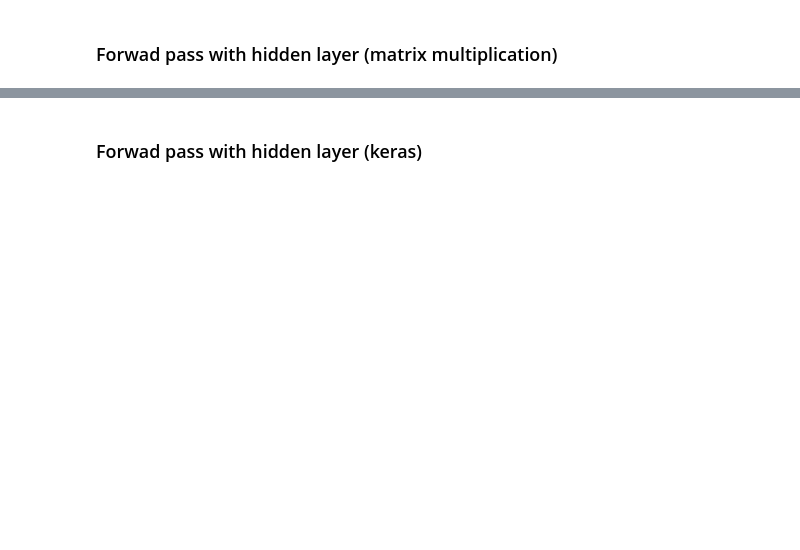
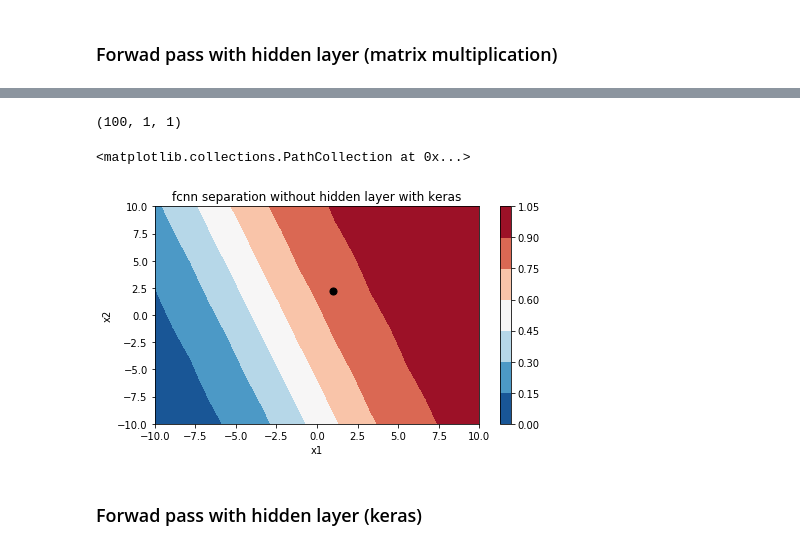
Before and after one commit to tensorchiefs/dl_course_2020, a Jupyter notebook: notebooks/01_simple_forward_pass.ipynb, the cells around one changed output, grey strips where cells are left out. Drawn from its saved outputs; the diff is of its cells as text; code cells hidden in the pictures; blank space fills up the shorter version.

```diff
--- a/notebooks/01_simple_forward_pass.ipynb
+++ b/notebooks/01_simple_forward_pass.ipynb
@@ -153,3 +202,11 @@ p_out
+# %%
+# Plotting the decision boundary
+plotModel(model.predict, 'fcnn separation without hidden layer with keras')
+plt.scatter(X[0][0],X[0][1],c="black",s=50)
+# %% [output]
+(100, 1, 1)
+<matplotlib.collections.PathCollection at 0x...>
+[figure, added]
 # %% [markdown]
 ### Forwad pass with hidden layer (keras)
 # %%
```
Also changed, not shown: parts of 29 cells of this notebook, 1 other file.
